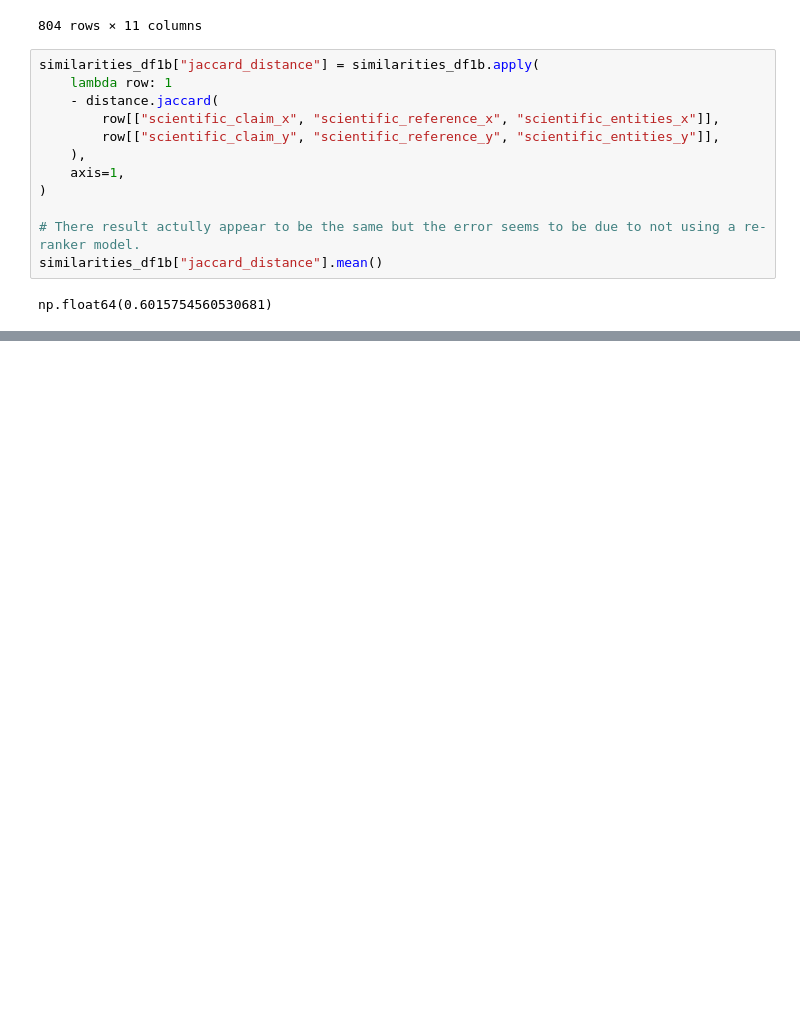
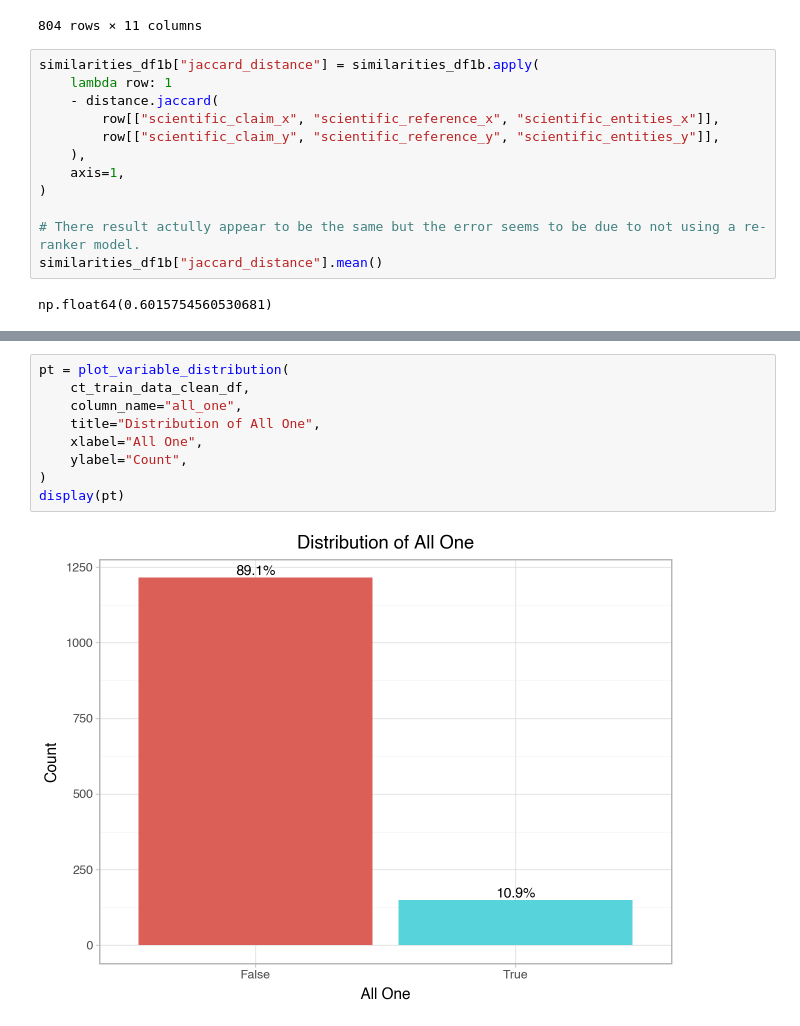
Before and after one commit to climatesense-project/climatesense-checkthat2025, a Jupyter notebook: notebooks/task4a/1a__clean_dataset_and_stats.ipynb, the cells around one changed output, grey strips where cells are left out. Cells and saved outputs as stored; diff of their text form; blank space fills up the shorter version.

```diff
--- a/notebooks/task4a/1__clean_dataset_and_stats.ipynb
+++ b/notebooks/task4a/1a__clean_dataset_and_stats.ipynb
@@ -355,0 +445,11 @@ sciwebclaims_df[
+# %%
+pt = plot_variable_distribution(
+    ct_train_data_clean_df,
+    column_name="all_one",
+    title="Distribution of All One",
+    xlabel="All One",
+    ylabel="Count",
+)
+display(pt)
+# %% [output]
+[figure, added]
```
Also changed, not shown: parts of 16 cells of this notebook, 46 other files.
